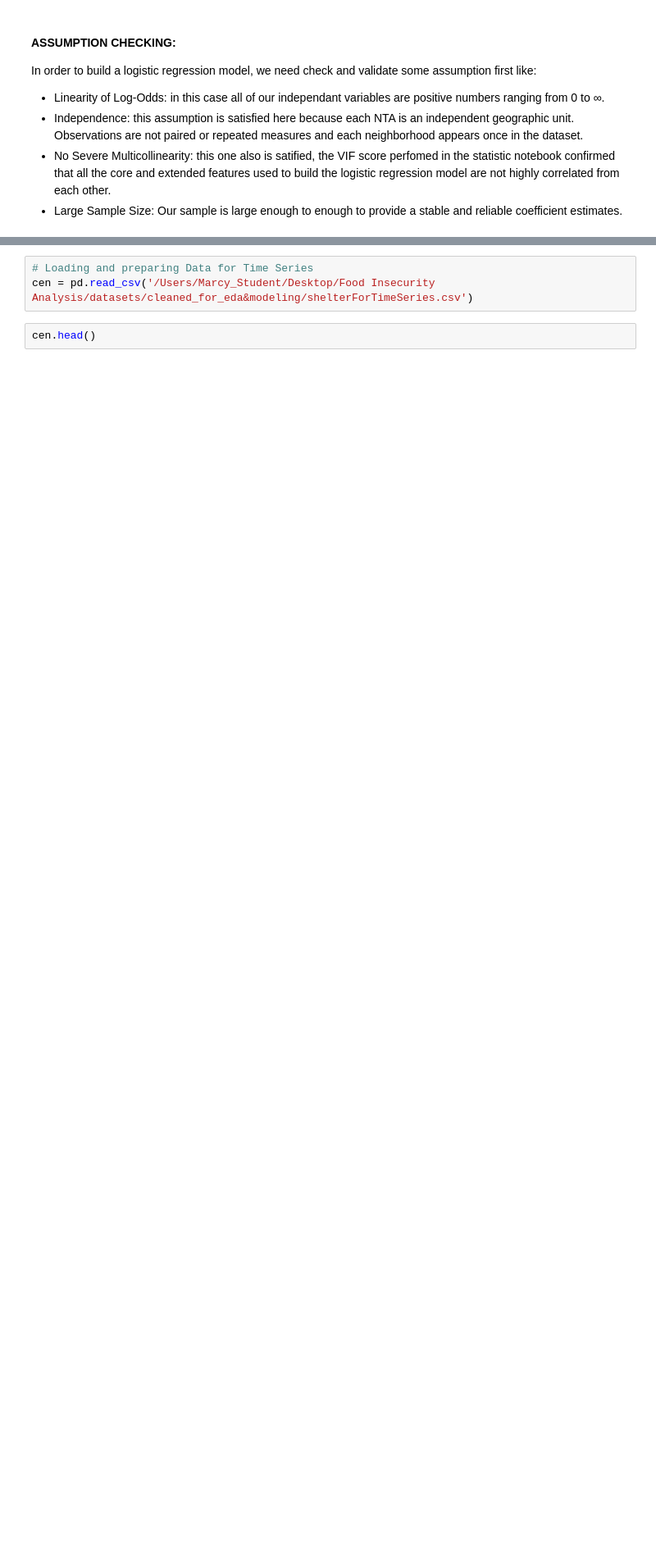
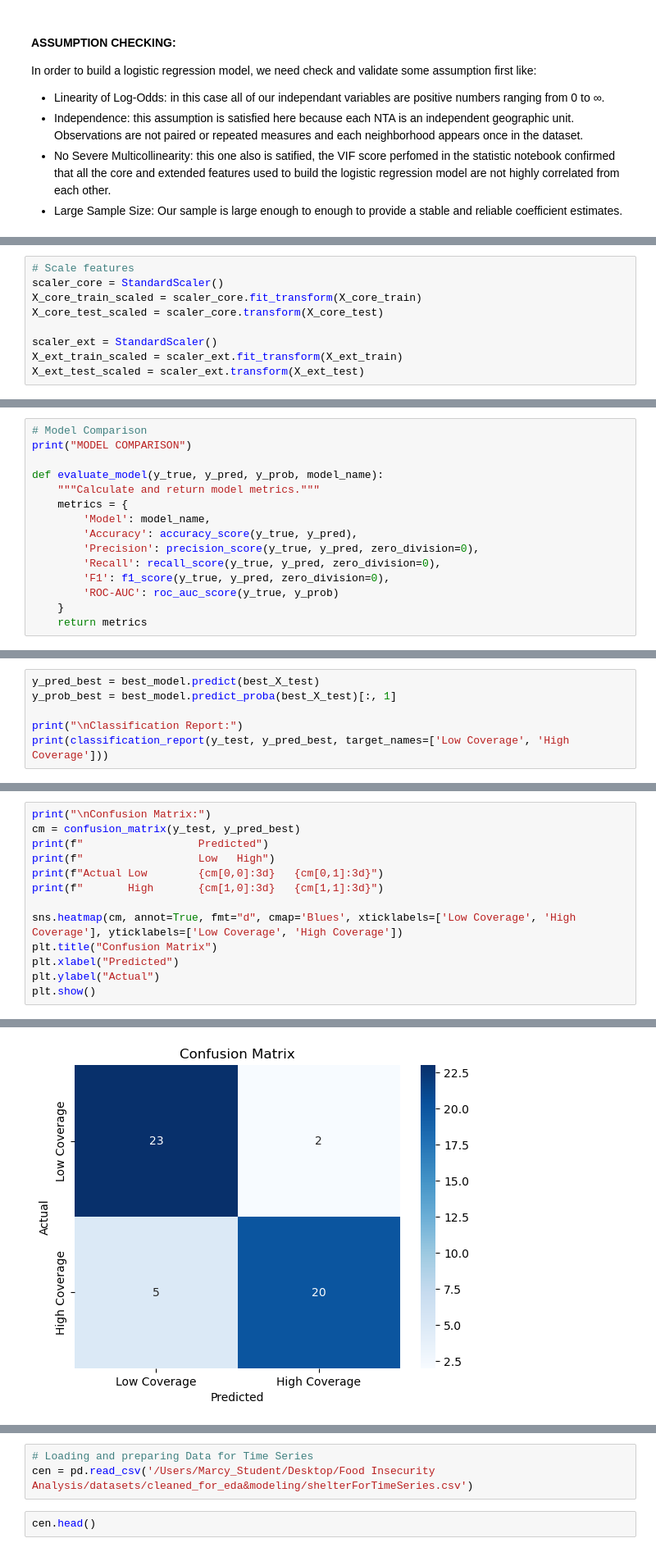
Before and after one commit to Angelk119/CID_Food_Access, a Jupyter notebook: python/notebooks/modeling/ARIMAX.ipynb, the cells around one changed output, grey strips where cells are left out. Shown at 82% size. Cells and saved outputs as stored; diff of their text form; blank space fills up the shorter version.

```diff
--- a/python/notebooks/modeling/ARIMAX.ipynb
+++ b/python/notebooks/modeling/ARIMAX.ipynb
@@ -47,0 +101,9 @@ In order to build a logistic regression model, we need check and validate some a
+# %%
+# Scale features
+scaler_core = StandardScaler()
+X_core_train_scaled = scaler_core.fit_transform(X_core_train)
+X_core_test_scaled = scaler_core.transform(X_core_test)
+
+scaler_ext = StandardScaler()
+X_ext_train_scaled = scaler_ext.fit_transform(X_ext_train)
+X_ext_test_scaled = scaler_ext.transform(X_ext_test)
@@ -47,0 +169,15 @@ In order to build a logistic regression model, we need check and validate some a
+# %%
+# Model Comparison
+print("MODEL COMPARISON")
+
+def evaluate_model(y_true, y_pred, y_prob, model_name):
+    """Calculate and return model metrics."""
+    metrics = {
+        'Model': model_name,
+        'Accuracy': accuracy_score(y_true, y_pred),
+        'Precision': precision_score(y_true, y_pred, zero_division=0),
+        'Recall': recall_score(y_true, y_pred, zero_division=0),
+        'F1': f1_score(y_true, y_pred, zero_division=0),
+        'ROC-AUC': roc_auc_score(y_true, y_prob)
+    }
+    return metrics
@@ -47,0 +233,6 @@ In order to build a logistic regression model, we need check and validate some a
+# %%
+y_pred_best = best_model.predict(best_X_test)
+y_prob_best = best_model.predict_proba(best_X_test)[:, 1]
+
+print("\nClassification Report:")
+print(classification_report(y_test, y_pred_best, target_names=['Low Coverage', 'High Coverage']))
@@ -47,0 +249,14 @@ In order to build a logistic regression model, we need check and validate some a
+# %%
+print("\nConfusion Matrix:")
+cm = confusion_matrix(y_test, y_pred_best)
+print(f"                  Predicted")
+print(f"                  Low   High")
+print(f"Actual Low        {cm[0,0]:3d}   {cm[0,1]:3d}")
+print(f"       High       {cm[1,0]:3d}   {cm[1,1]:3d}")
+
+sns.heatmap(cm, annot=True, fmt="d", cmap='Blues', xticklabels=['Low Coverage', 'High Coverage'], yticklabels=['Low Coverage', 'High Coverage'])
+plt.title("Confusion Matrix")
+plt.xlabel("Predicted")
+plt.ylabel("Actual")
+plt.show()
+# %% [output]
@@ -47,0 +268 @@ In order to build a logistic regression model, we need check and validate some a
+[figure, added]
```
Also changed, not shown: parts of 18 cells of this notebook.
